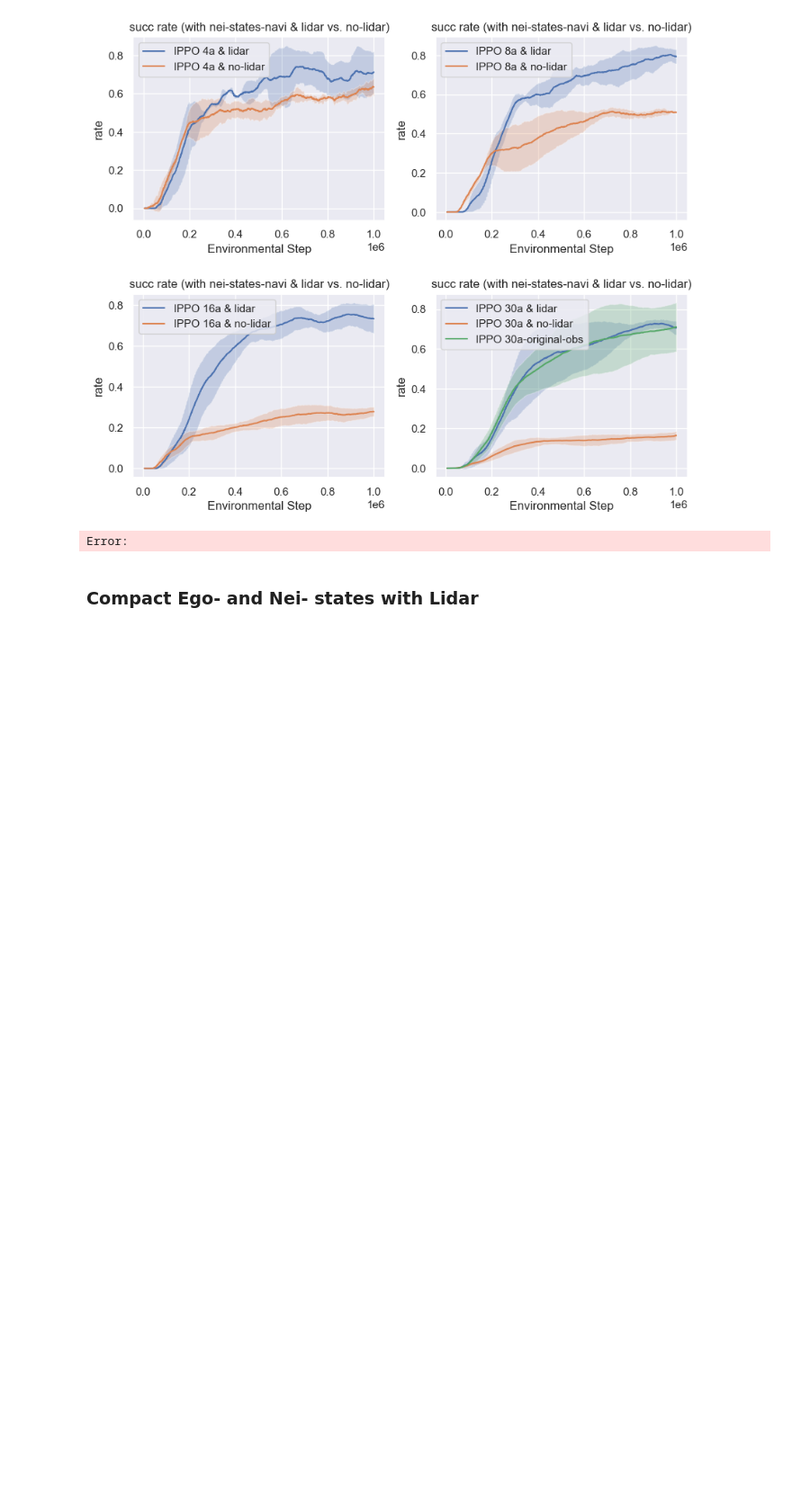
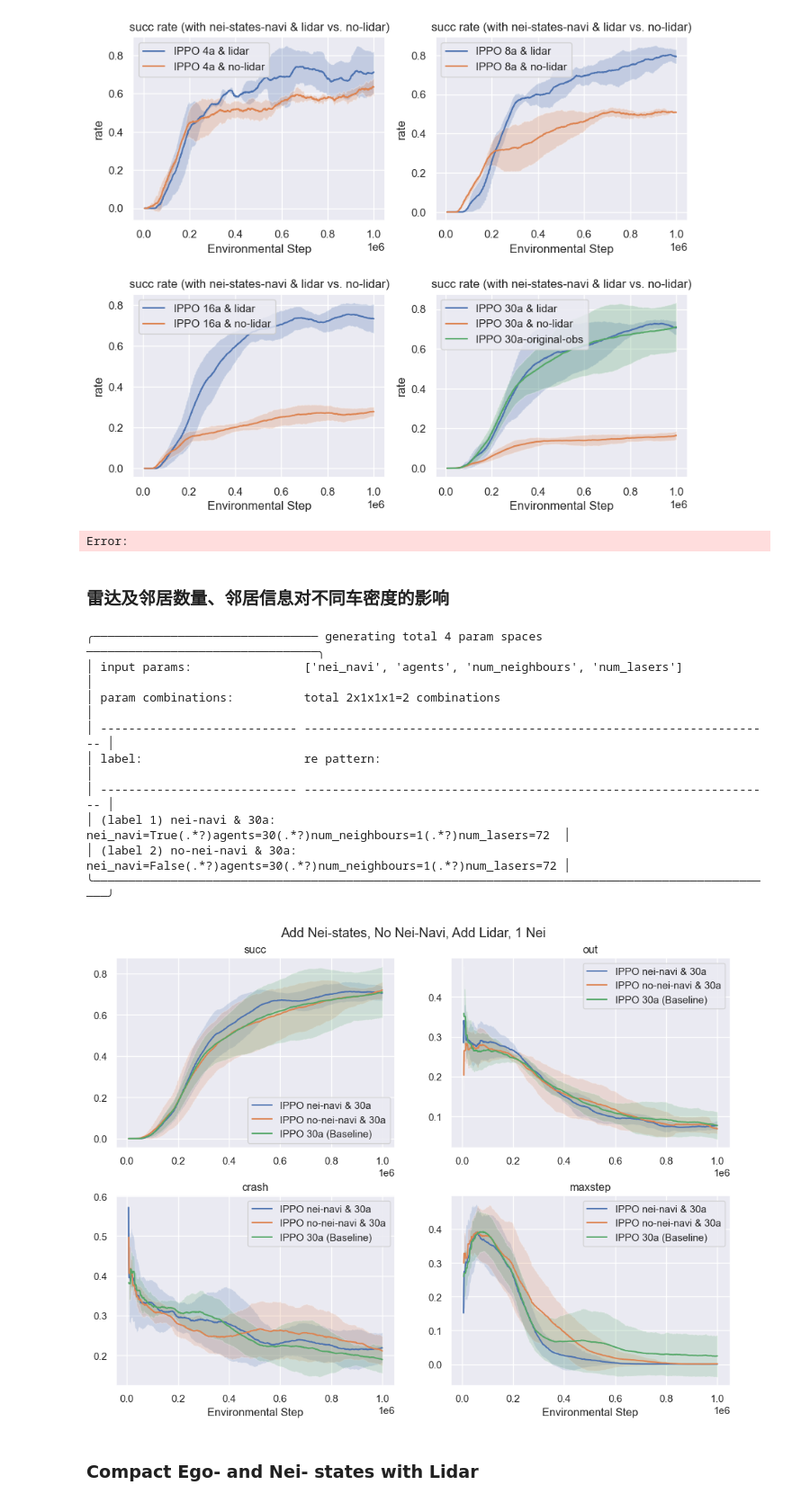
Before and after one commit to jimmydengpeng/MARLPO, a Jupyter notebook: plot.ipynb, the cells around one changed output. Shown at 90% size. Drawn from its saved outputs; the diff is of its cells as text; code cells hidden in the pictures; blank space fills up the shorter version.

```diff
--- a/plot.ipynb
+++ b/plot.ipynb
@@ -560,5 +560,44 @@ plot_one_exp(exp_dir_30a, col=col, title=title, exp_label='IPPO 30a-original-obs
 ╰───────────────────────────────────────────────────────╯
 [figure]
 Error:
+# %% [markdown]
+### 雷达及邻居数量、邻居信息对不同车密度的影响
+# %%
+exp_dir = 'exp_results/IPPO_Inter_4-8-16-30agents_1-nei-with-navi&lidar-8seeds[AIBOY]'
+param_space = {
+    # 'nei_navi': [[''], ['False']],
+    'nei_navi': [['nei-navi', 'no-nei-navi'], ['True', 'False']],
+    # 'nei_navi': [[''], ['False']],
+    # 'agents': [['4a', '8a', '16a', '30a'], ['4', '8', '16', '30']],
+    'agents': [['30a'], ['30']],
+    # 'num_neighbours': [['1-nei', '4-nei'], ['1', '4']],
+    'num_neighbours': [[''], ['1']],
+    'num_lasers': [[''], ['72']],
+    # 'num_lasers': [['lidar', 'no-lidar'], ['72', '0']],
+}
+param_pattern_dict = get_param_patthern(param_space, verbose=True) # {lable -> re pattern}
+
+exp_dir_30a = 'exp_results/IPPO_Intersection_8seeds_30agents_repeat2'
+
+add_plot_args = dict(
+    IPPO=dict(
+        exp_dir=exp_dir_30a,
+        pattern=None,
+        label='30a (Baseline)',
+))
+# add_plot_args=None
+
+plot_all_metrics_for_params_in_one_exp_dir(exp_dir, "IPPO", param_pattern_dict, 'Add Nei-states, No Nei-Navi, Add Lidar, 1 Nei', add_plot_args)
+# %% [output]
+╭──────────────────────────────── generating total 4 param spaces ─────────────────────────────────╮
+│ input params:                ['nei_navi', 'agents', 'num_neighbours', 'num_lasers']              │
+│ param combinations:          total 2x1x1x1=2 combinations                                        │
+│ ---------------------------- ------------------------------------------------------------------- │
+│ label:                       re pattern:                                                         │
+│ ---------------------------- ------------------------------------------------------------------- │
+│ (label 1) nei-navi & 30a:    nei_navi=True(.*?)agents=30(.*?)num_neighbours=1(.*?)num_lasers=72  │
+│ (label 2) no-nei-navi & 30a: nei_navi=False(.*?)agents=30(.*?)num_neighbours=1(.*?)num_lasers=72 │
+╰──────────────────────────────────────────────────────────────────────────────────────────────────╯
+[figure, added]
 # %% [markdown]
 ### Compact Ego- and Nei- states with Lidar
```
Also changed, not shown: parts of 4 cells of this notebook, 24 other files.
